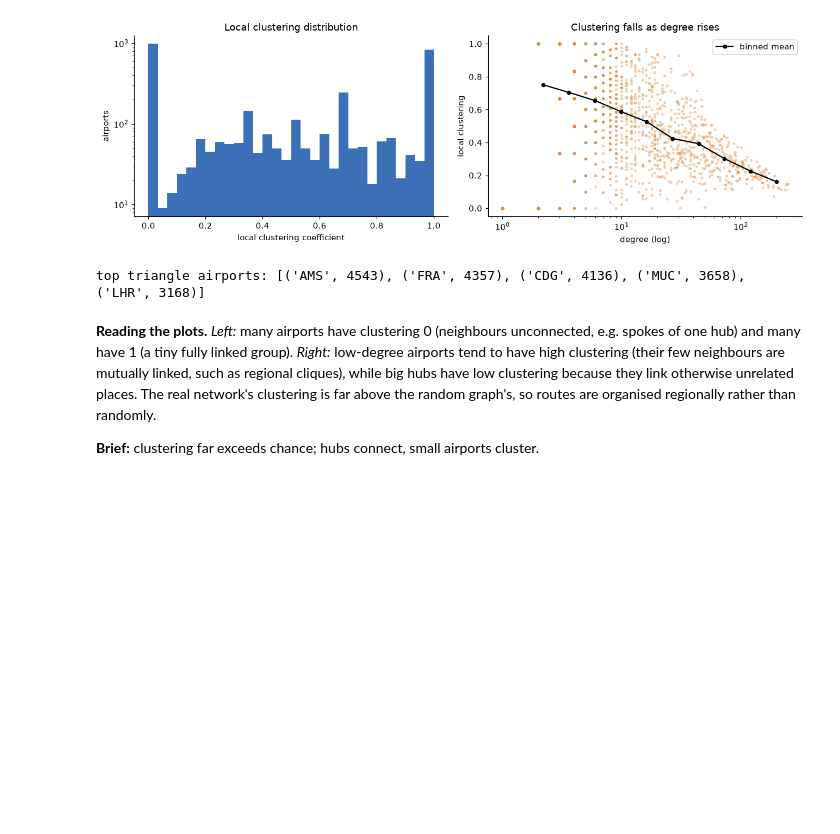
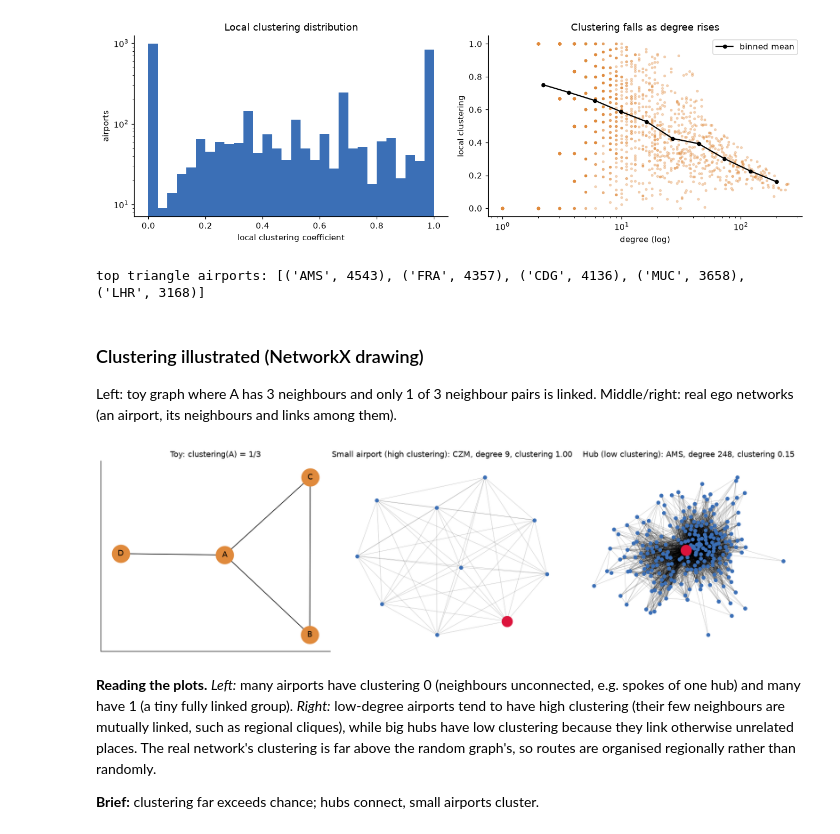
Before and after one commit to jsuryanm/math-ai-project, a Jupyter notebook: notebooks/04_connectivity_and_graph_properties.ipynb, the cells around one changed output. Cells and saved outputs as stored; diff of their text form; code cells hidden in the pictures; blank space fills up the shorter version.

```diff
--- a/notebooks/04_connectivity_and_graph_properties.ipynb
+++ b/notebooks/04_connectivity_and_graph_properties.ipynb
@@ -228,6 +248,27 @@ print("top triangle airports:", sorted(tri.items(), key=lambda x: -x[1])[:5])
 # %% [output]
 [figure]
 top triangle airports: [('AMS', 4543), ('FRA', 4357), ('CDG', 4136), ('MUC', 3658), ('LHR', 3168)]
+# %% [markdown]
+### Clustering illustrated (NetworkX drawing)
+Left: toy graph where A has 3 neighbours and only 1 of 3 neighbour pairs is linked. Middle/right: real ego networks (an airport, its neighbours and links among them).
+# %%
+fig, ax = plt.subplots(1, 3, figsize=(15, 4.5))
+tp = nx.spring_layout(H, seed=2)
+nx.draw_networkx(H, tp, ax=ax[0], node_color="#e08a3c", node_size=700, with_labels=True)
+ax[0].set_title("Toy: clustering(A) = 1/3")
+def ego(a, axis, title):
+    E = nx.ego_graph(G, a); q = nx.spring_layout(E, seed=3, k=0.4)
+    others = [n for n in E if n != a]
+    nx.draw_networkx_edges(E, q, ax=axis, alpha=0.25, width=0.5)
+    nx.draw_networkx_nodes(E, q, nodelist=others, ax=axis, node_size=25, node_color="#3b6fb6")
+    nx.draw_networkx_nodes(E, q, nodelist=[a], ax=axis, node_size=250, node_color="crimson")
+    axis.set_title(f"{title}: {a}, degree {G.degree(a)}, clustering {cc[a]:.2f}"); axis.axis("off")
+hub = max(G.degree, key=lambda x: x[1])[0]
+mid = min((n for n in G if 8 <= G.degree(n) <= 12), key=lambda n: -cc[n])
+ego(mid, ax[1], "Small airport (high clustering)"); ego(hub, ax[2], "Hub (low clustering)")
+plt.tight_layout(); plt.show()
+# %% [output]
+[figure, added]
 # %% [markdown]
 **Reading the plots.** *Left:* many airports have clustering 0 (neighbours unconnected, e.g. spokes of one hub) and many have 1 (a tiny fully linked group). *Right:* low-degree airports tend to have high clustering (their few neighbours are mutually linked, such as regional cliques), while big hubs have low clustering because they link otherwise unrelated places. The real network's clustering is far above the random graph's, so routes are organised regionally rather than randomly.
 
```
Also changed, not shown: parts of 7 cells of this notebook, 3 other files.
